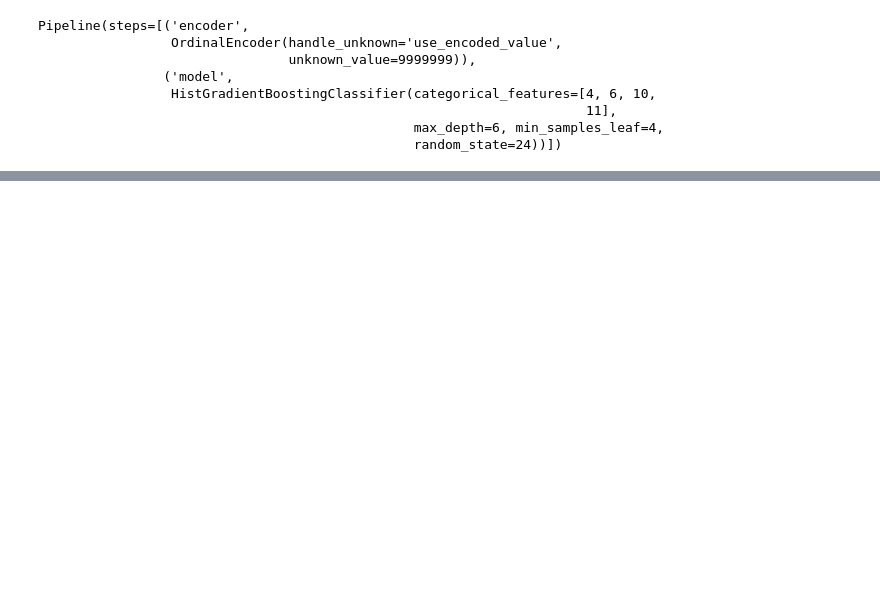
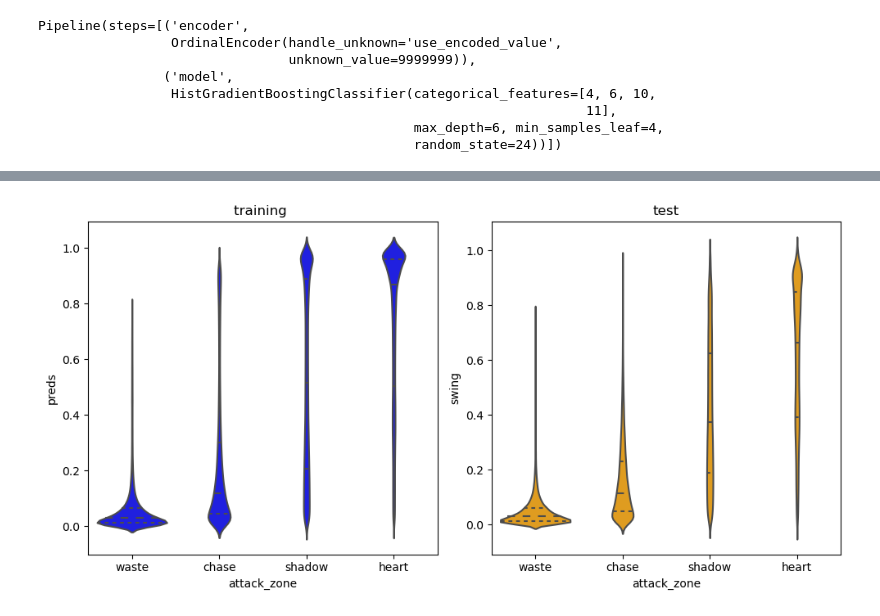
Before and after one commit to yaobviously/nick_wan_home_runs, a Jupyter notebook: nick_wan_swing.ipynb, the cells around one changed output, grey strips where cells are left out. Saved outputs shown, nothing was run; the diff lists cells and outputs as text; code cells hidden in the pictures; blank space fills up the shorter version.

```diff
--- a/nick_wan_swing.ipynb
+++ b/nick_wan_swing.ipynb
@@ -355,0 +328,8 @@ pitcher_swing_dict = df.groupby('pitcher')['pitcher_swing_prob'].last().to_dict(
+# %%
+# looking at the predicted probabilities on the original dataset
+df_preds = final_model.predict_proba(X[important_features])[:,1]
+training_df['preds'] = df_preds
+
+pd.Series(df_preds).hist()
+
+plt.show()
@@ -390,0 +393,21 @@ sub_df['swing'].hist()
+# %%
+# comparing a few different things from the train and test set to figure
+# out why the distributions differ
+
+fig, axes = plt.subplots(1, 2, figsize=(10, 5))
+
+# zone ordering
+ordering = ['waste', 'chase', 'shadow', 'heart']
+
+# plot for training
+sns.violinplot(x='attack_zone', y='preds', data=training_df, ax=axes[0], color='blue', inner='quartile', order=ordering)
+axes[0].set_title('training ')
+
+# plot for test
+sns.violinplot(x='attack_zone', y='swing', data=test_df, ax=axes[1], color='orange', inner='quartile', order=ordering)
+axes[1].set_title('test')
+
+plt.tight_layout()
+plt.show()
+# %% [output]
+[figure, added]
```
Also changed, not shown: parts of 21 cells of this notebook.
